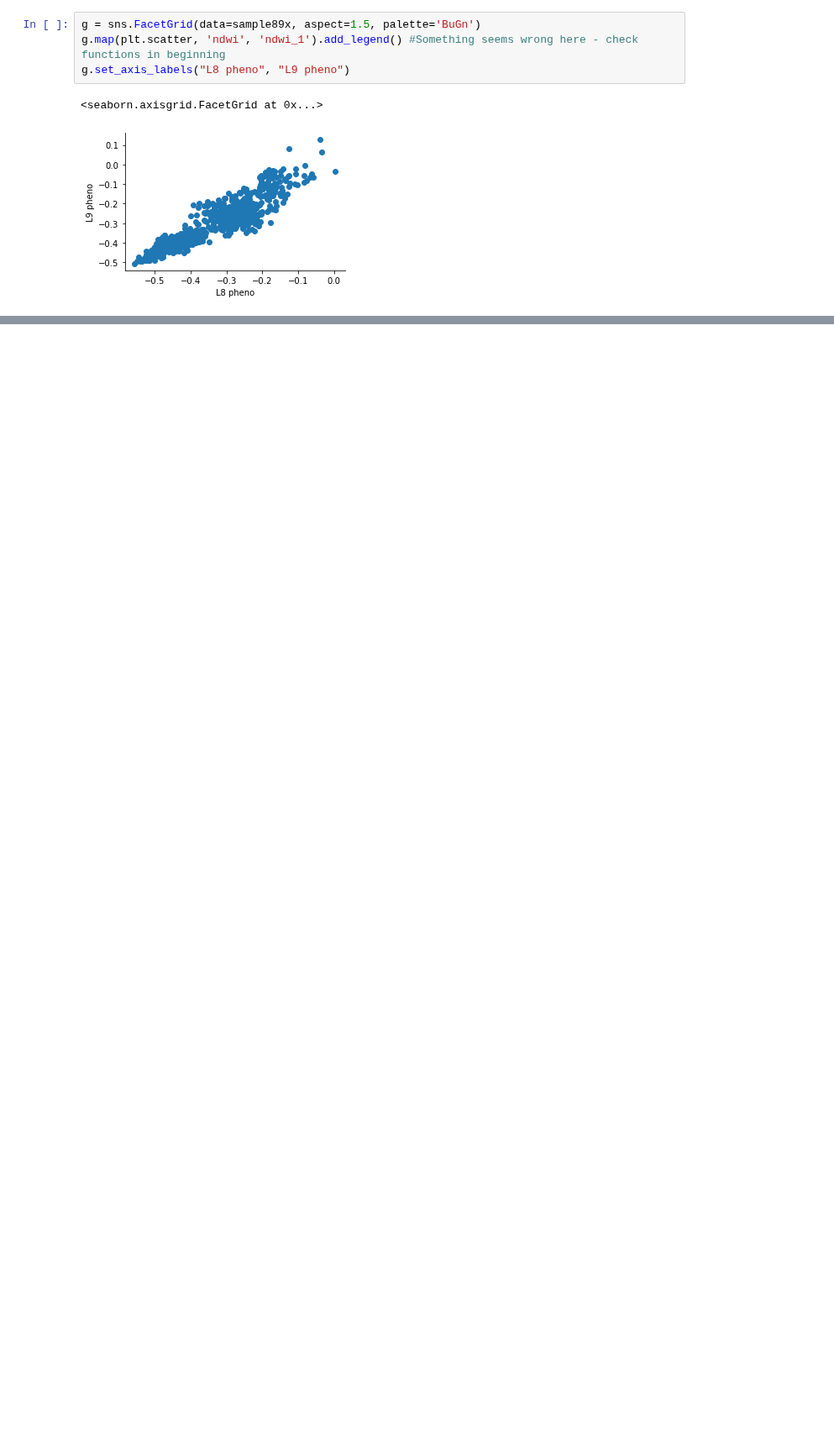
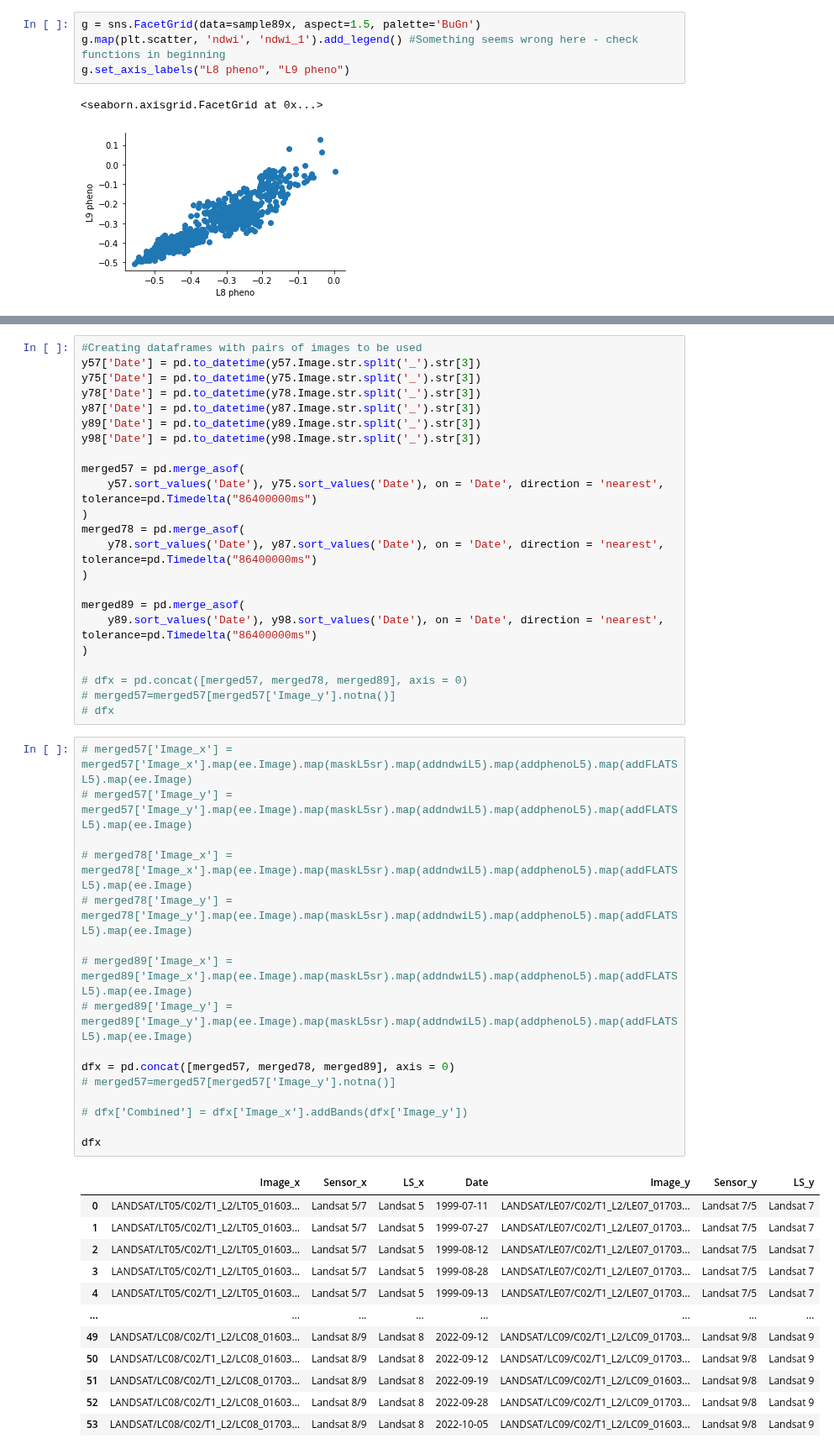
Before and after one commit to asajulien/PhD, a Jupyter notebook: Jupyter/Flats work/FLATS comparison.ipynb, the cells around one changed output, grey strips where cells are left out. Shown at 84% size. Saved outputs shown, nothing was run; the diff lists cells and outputs as text; blank space fills up the shorter version.

```diff
--- a/Jupyter/Flats work/FLATS comparison.ipynb
+++ b/Jupyter/Flats work/FLATS comparison.ipynb
@@ -449,0 +446,52 @@ Map(bottom=107283.0, center=[31.3829511759192, -81.2177923927351], controls=(Wid
+# %%
+#Creating dataframes with pairs of images to be used
+y57['Date'] = pd.to_datetime(y57.Image.str.split('_').str[3])
+y75['Date'] = pd.to_datetime(y75.Image.str.split('_').str[3])
+y78['Date'] = pd.to_datetime(y78.Image.str.split('_').str[3])
+y87['Date'] = pd.to_datetime(y87.Image.str.split('_').str[3])
+y89['Date'] = pd.to_datetime(y89.Image.str.split('_').str[3])
+y98['Date'] = pd.to_datetime(y98.Image.str.split('_').str[3])
+
+merged57 = pd.merge_asof(
+    y57.sort_values('Date'), y75.sort_values('Date'), on = 'Date', direction = 'nearest', tolerance=pd.Timedelta("86400000ms")
+)
+merged78 = pd.merge_asof(
+    y78.sort_values('Date'), y87.sort_values('Date'), on = 'Date', direction = 'nearest', tolerance=pd.Timedelta("86400000ms")
+)
+
+merged89 = pd.merge_asof(
+    y89.sort_values('Date'), y98.sort_values('Date'), on = 'Date', direction = 'nearest', tolerance=pd.Timedelta("86400000ms")
+)
+
+# dfx = pd.concat([merged57, merged78, merged89], axis = 0)
+# merged57=merged57[merged57['Image_y'].notna()]
+# dfx
+# %%
+# merged57['Image_x'] = merged57['Image_x'].map(ee.Image).map(maskL5sr).map(addndwiL5).map(addphenoL5).map(addFLATSL5).map(ee.Image)
+# merged57['Image_y'] = merged57['Image_y'].map(ee.Image).map(maskL5sr).map(addndwiL5).map(addphenoL5).map(addFLATSL5).map(ee.Image)
+
+# merged78['Image_x'] = merged78['Image_x'].map(ee.Image).map(maskL5sr).map(addndwiL5).map(addphenoL5).map(addFLATSL5).map(ee.Image)
+# merged78['Image_y'] = merged78['Image_y'].map(ee.Image).map(maskL5sr).map(addndwiL5).map(addphenoL5).map(addFLATSL5).map(ee.Image)
+
+# merged89['Image_x'] = merged89['Image_x'].map(ee.Image).map(maskL5sr).map(addndwiL5).map(addphenoL5).map(addFLATSL5).map(ee.Image)
+# merged89['Image_y'] = merged89['Image_y'].map(ee.Image).map(maskL5sr).map(addndwiL5).map(addphenoL5).map(addFLATSL5).map(ee.Image)
+
+dfx = pd.concat([merged57, merged78, merged89], axis = 0)
+# merged57=merged57[merged57['Image_y'].notna()]
+
+# dfx['Combined'] = dfx['Image_x'].addBands(dfx['Image_y'])
+
+dfx
+# %% [output]
+|  | Image_x | Sensor_x | LS_x | Date | Image_y | Sensor_y | LS_y |
+| 0 | LANDSAT/LT05/C02/T1_L2/LT05_01603... | Landsat 5/7 | Landsat 5 | 1999-07-11 | LANDSAT/LE07/C02/T1_L2/LE07_01703... | Landsat 7/5 | Landsat 7 |
+| 1 | LANDSAT/LT05/C02/T1_L2/LT05_01603... | Landsat 5/7 | Landsat 5 | 1999-07-27 | LANDSAT/LE07/C02/T1_L2/LE07_01703... | Landsat 7/5 | Landsat 7 |
+| 2 | LANDSAT/LT05/C02/T1_L2/LT05_01603... | Landsat 5/7 | Landsat 5 | 1999-08-12 | LANDSAT/LE07/C02/T1_L2/LE07_01703... | Landsat 7/5 | Landsat 7 |
+| 3 | LANDSAT/LT05/C02/T1_L2/LT05_01603... | Landsat 5/7 | Landsat 5 | 1999-08-28 | LANDSAT/LE07/C02/T1_L2/LE07_01703... | Landsat 7/5 | Landsat 7 |
+| 4 | LANDSAT/LT05/C02/T1_L2/LT05_01603... | Landsat 5/7 | Landsat 5 | 1999-09-13 | LANDSAT/LE07/C02/T1_L2/LE07_01703... | Landsat 7/5 | Landsat 7 |
+| ... | ... | ... | ... | ... | ... | ... | ... |
+| 49 | LANDSAT/LC08/C02/T1_L2/LC08_01603... | Landsat 8/9 | Landsat 8 | 2022-09-12 | LANDSAT/LC09/C02/T1_L2/LC09_01703... | Landsat 9/8 | Landsat 9 |
+| 50 | LANDSAT/LC08/C02/T1_L2/LC08_01603... | Landsat 8/9 | Landsat 8 | 2022-09-12 | LANDSAT/LC09/C02/T1_L2/LC09_01703... | Landsat 9/8 | Landsat 9 |
+| 51 | LANDSAT/LC08/C02/T1_L2/LC08_01703... | Landsat 8/9 | Landsat 8 | 2022-09-19 | LANDSAT/LC09/C02/T1_L2/LC09_01603... | Landsat 9/8 | Landsat 9 |
+| 52 | LANDSAT/LC08/C02/T1_L2/LC08_01603... | Landsat 8/9 | Landsat 8 | 2022-09-28 | LANDSAT/LC09/C02/T1_L2/LC09_01703... | Landsat 9/8 | Landsat 9 |
+| 53 | LANDSAT/LC08/C02/T1_L2/LC08_01703... | Landsat 8/9 | Landsat 8 | 2022-10-05 | LANDSAT/LC09/C02/T1_L2/LC09_01603... | Landsat 9/8 | Landsat 9 |
```
Also changed, not shown: parts of 11 cells of this notebook, 2 other files.
